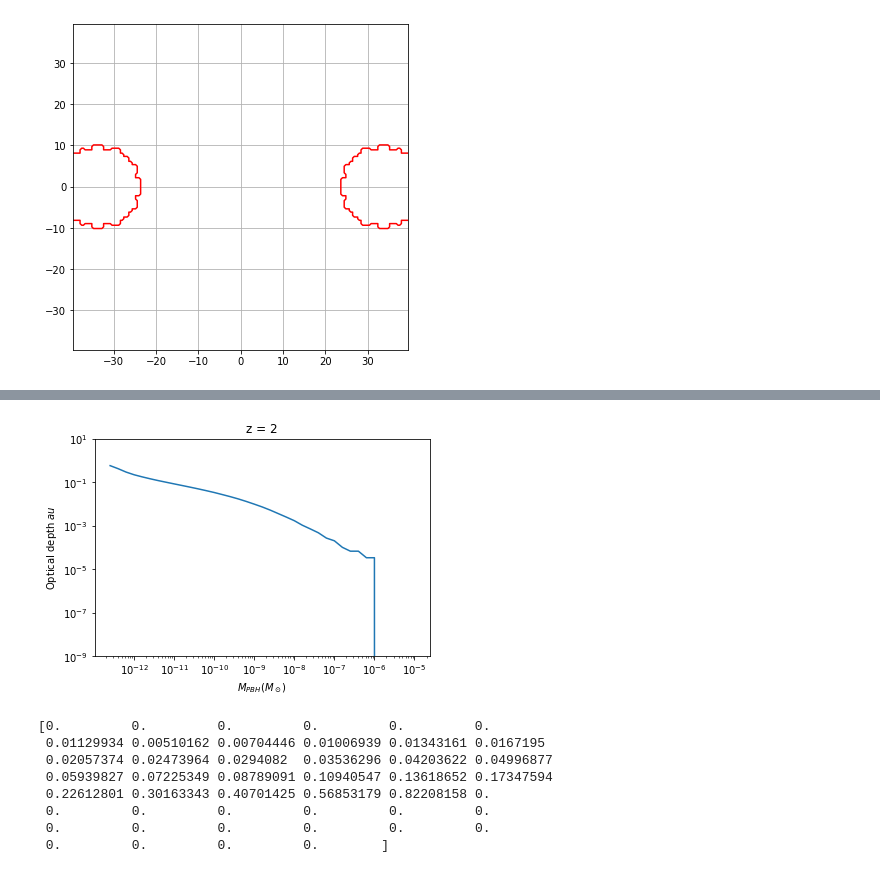
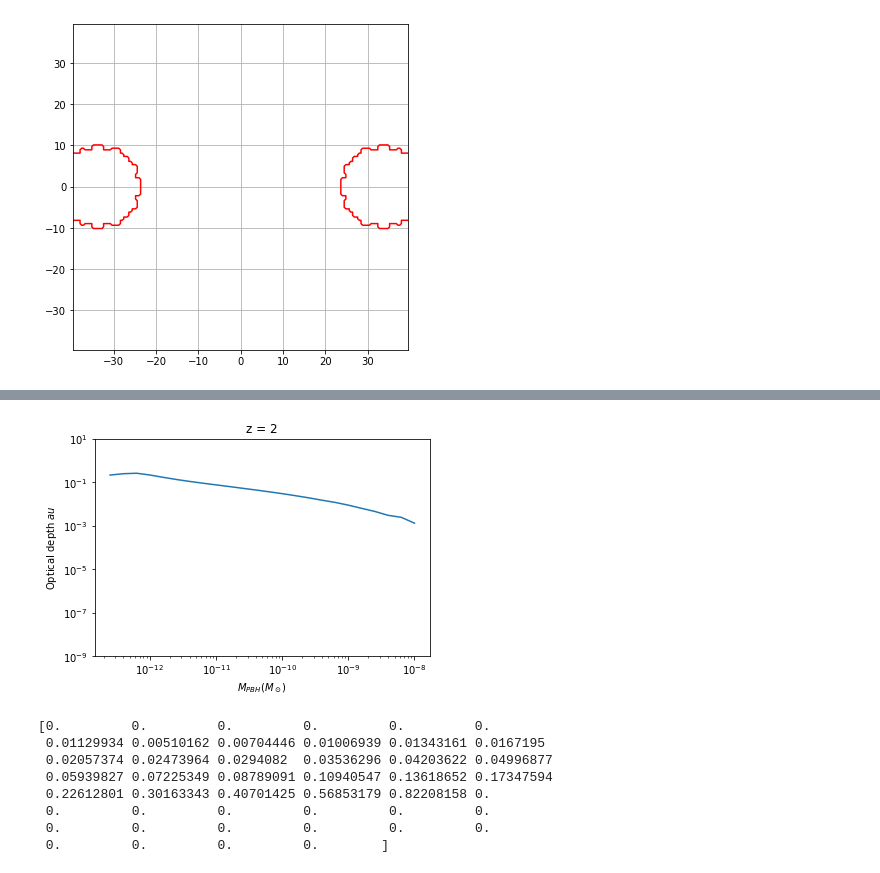
Before and after one commit to avalluvan/Gravitational-Microlensing, a Jupyter notebook: Documentation/Task 3/GRB_Lensing_Parallax_4.ipynb, the cells around one changed output, grey strips where cells are left out. Drawn from its saved outputs; the diff is of its cells as text; code cells hidden in the pictures.

Commit message:
Successful run on 1000 iterations of Volume calculation

```diff
--- a/Documentation/Task 3/GRB_Lensing_Parallax_4.ipynb
+++ b/Documentation/Task 3/GRB_Lensing_Parallax_4.ipynb
@@ -634,7 +634,7 @@ for k in range(1000):
 
     for l in range(num_masses):
         # (epsilon_input, GRB_progenitor_size_factor, M_input, Delta_r, theta, redshift_input, num_sides, pixel_length_factor)
-        V_lens_wrapper[k] = single_mass_volume(epsilon_input, GRB_progenitor_size_factor, M[l], Delta_r[1], theta, redshift_input, num_sides, grid_length_factor)
+        V_lens_wrapper[k,l] = single_mass_volume(epsilon_input, GRB_progenitor_size_factor, M[l], Delta_r[1], theta, redshift_input, num_sides, grid_length_factor)
 # %% [output]
 Iteration: 0
 Iteration: 1
@@ -672,19 +677,19 @@ print(n(1))
 # %%
-tau = lambda f: n(f) * V_lens_wrapper
+tau = lambda f: n(f) * np.mean(V_lens_wrapper,0)
 
 # Plot Optical Depth vs Mass of lens
-plt.plot(M[7:], tau(1)[7:])
+plt.plot(M[2:], tau(1)[2:])
 
 plt.title('z = 2')
 plt.xlabel('$M_{PBH} (M_\odot)$')
 plt.xscale('log')
 plt.ylabel('Optical depth $\tau$')
 plt.yscale('log')
 plt.ylim([1e-9,1e1])
 
 plt.show()
 # %% [output]
-[figure, old version]
+[figure, new version]
 # %%
 def P1(f, k, i):
     tau = lambda f: n(f)[i,k] * V_lens_wrapper[i,k]
```
Also changed, not shown: parts of 8 cells of this notebook.
